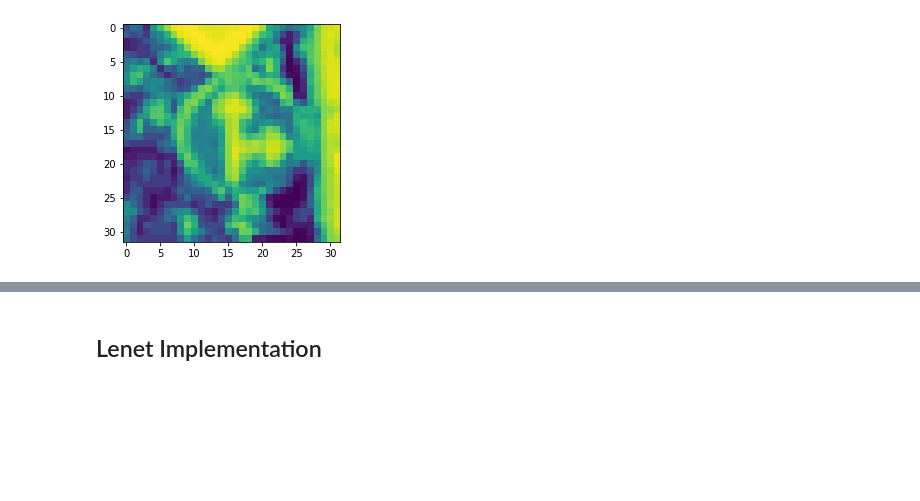
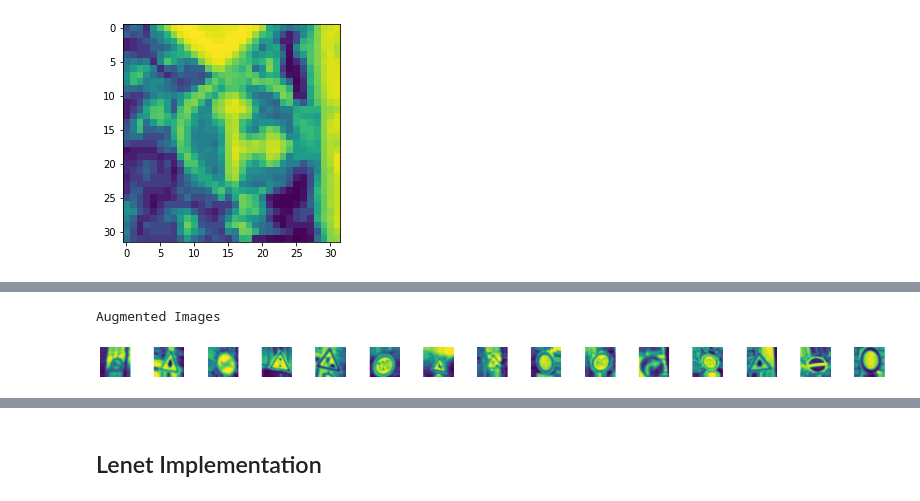
Before and after one commit to BeytullahYayla/Computer-Vision-For-Self-Driving-Cars, a Jupyter notebook: Classifying Road Symbols/Classifying_Road_Symbols.ipynb, the cells around one changed output, grey strips where cells are left out. Saved outputs shown, nothing was run; the diff lists cells and outputs as text; code cells hidden in the pictures; blank space fills up the shorter version.

```diff
--- a/Classifying Road Symbols/Classifying_Road_Symbols.ipynb
+++ b/Classifying Road Symbols/Classifying_Road_Symbols.ipynb
@@ -162,3 +166,17 @@ print(X_train.shape)
+# %%
+batches=datagen.flow(X_train,y_train,batch_size=20)
+X_batch,y_batch=next(batches)
+fig,axs,=plt.subplots(1,15,figsize=(20,5))
+fig.tight_layout()
+
+print("Augmented Images")
+
+for i in range(15):
+  axs[i].imshow(X_batch[i].reshape(32,32))
+  axs[i].axis("off")
+# %% [output]
+Augmented Images
+[figure, added]
 # %%
 print(X_train.shape)
 print(X_val.shape)
```
Also changed, not shown: parts of 17 cells of this notebook.
